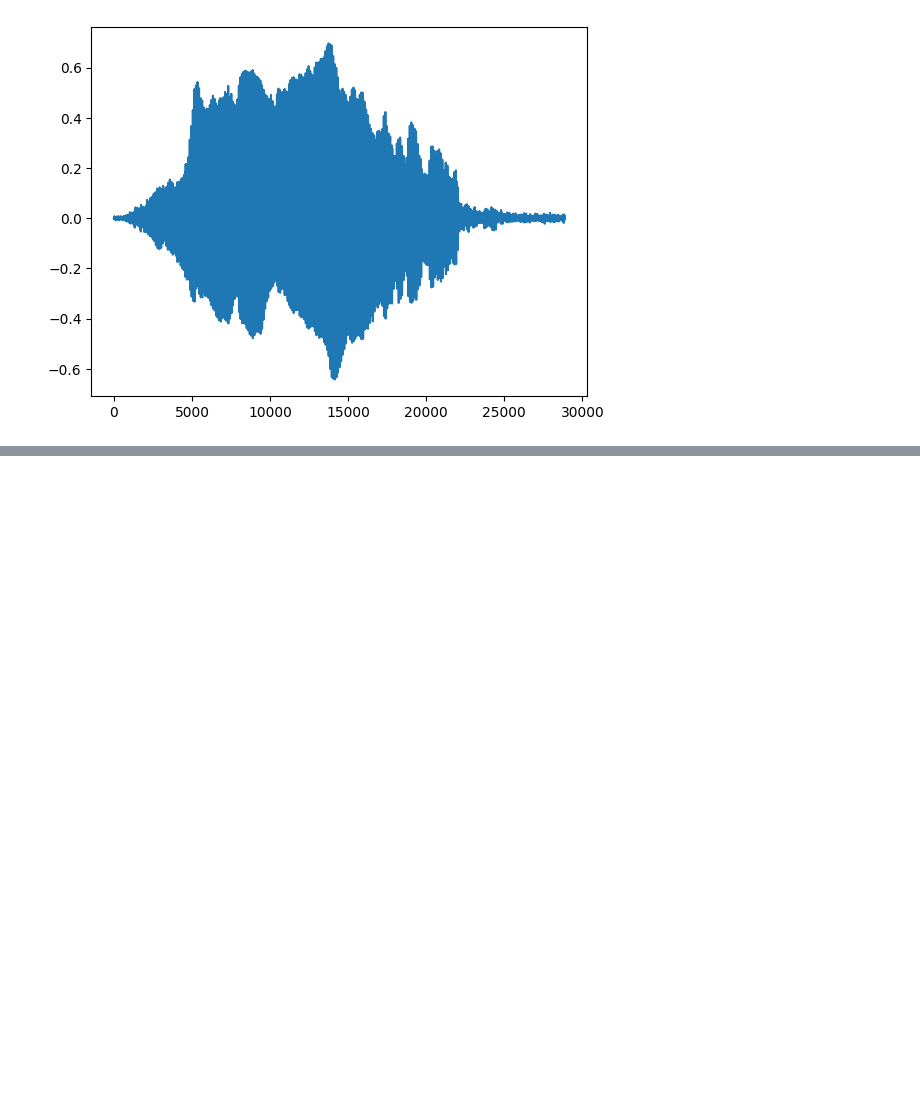
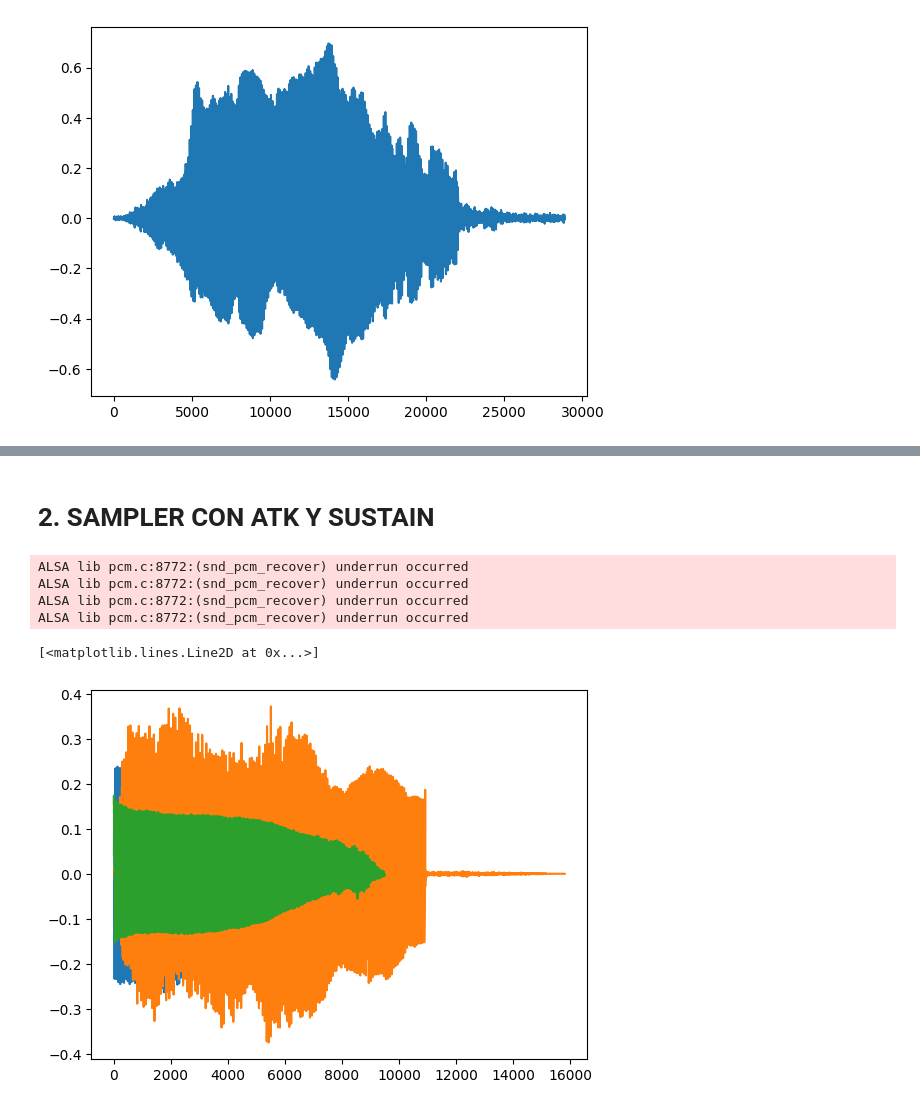
Before and after one commit to jperson4/Informatica-Musical, a Jupyter notebook: p5/p5.ipynb, the cells around one changed output, grey strips where cells are left out. Saved outputs shown, nothing was run; the diff lists cells and outputs as text; code cells hidden in the pictures; blank space fills up the shorter version.

```diff
--- a/p5/p5.ipynb
+++ b/p5/p5.ipynb
@@ -411,0 +361,16 @@ off
+# %% [markdown]
+# 2. SAMPLER CON ATK Y SUSTAIN
+# %%
+data_atk, _ = librosa.load("miau_atk.wav", sr=SRATE)
+data_rel, _ = librosa.load("miau_rel.wav", sr=SRATE)
+data_sus, _ = librosa.load("miau_sus.wav", sr=SRATE)
+plt.plot(data_sus)
+plt.plot(data_atk)
+plt.plot(data_rel)
+# %% [output]
+ALSA lib pcm.c:8772:(snd_pcm_recover) underrun occurred
+ALSA lib pcm.c:8772:(snd_pcm_recover) underrun occurred
+ALSA lib pcm.c:8772:(snd_pcm_recover) underrun occurred
+ALSA lib pcm.c:8772:(snd_pcm_recover) underrun occurred
+[<matplotlib.lines.Line2D at 0x...>]
+[figure, added]
```
Also changed, not shown: parts of 14 cells of this notebook, 7 other files.
